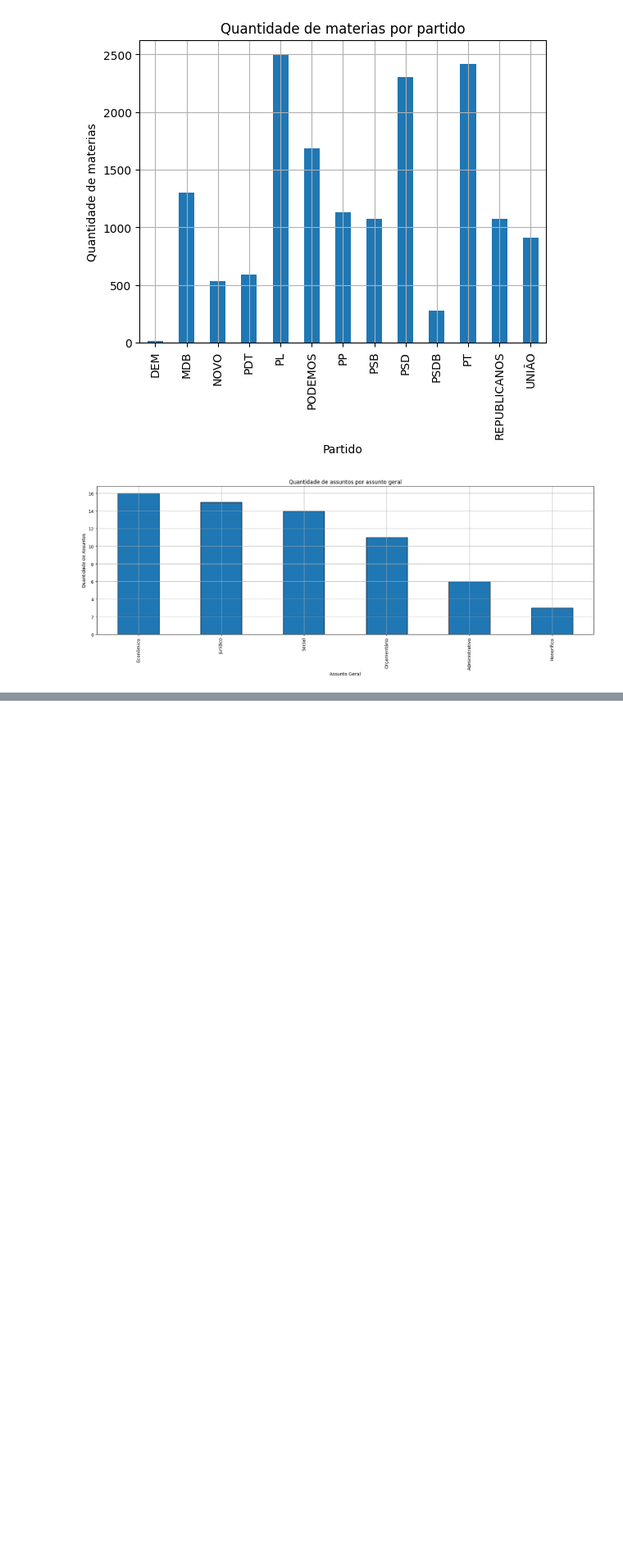
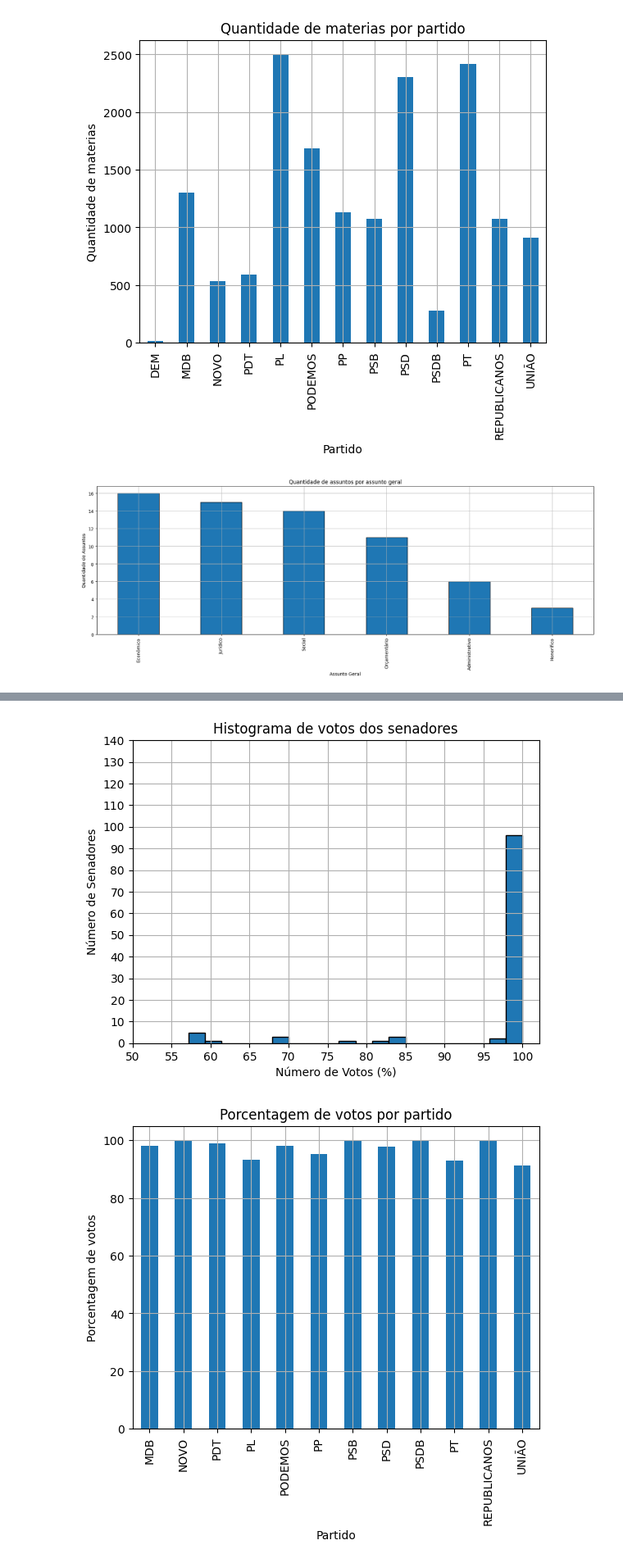
Before and after one commit to FellipeMasc/AleonAnalytics, a Jupyter notebook: main.ipynb, the cells around one changed output, grey strips where cells are left out. Shown: that part at 82% size. Drawn from its saved outputs; the diff is of its cells as text; code cells hidden in the pictures; blank space fills up the shorter version.

```diff
--- a/main.ipynb
+++ b/main.ipynb
@@ -121,6 +121,7 @@ class SenadoresAnalytics():
         self.parsed_response_afastados = ApiXmlParser.parse(self.api_response_afastados.content, 'utf-8')
         self.df_senadores = None
         self.df_senadores_atuais = None
+        self.merge_senadores()
 
     def merge_senadores(self):
         """
@@ -334,12 +294,0 @@ votacoes = parsed_response_votacao['ListaVotacoes']['Votacoes']['Votacao']
-# %%
-df_senadores_copy = df_senadores_joined.copy()
-df_senadores_copy['Votos'] = 0
-# df_senadores_copy
-total_sessaos = 0
-for sessao in votacoes:
-    total_sessaos += 1
-    if sessao.get('Votos', None):
-        for voto in sessao['Votos']['VotoParlamentar']:
-            df_senadores_copy.loc[voto['CodigoParlamentar'], 'Votos'] += 1
-df_senadores_copy['PorcentagemVotos'] = df_senadores_copy['Votos'] / total_sessaos * 100
-df_senadores_copy
@@ -361,11 +294,0 @@ df_senadores_copy
-# %%
-#histograma de votos
-df_senadores_copy_atuais = df_senadores_copy[df_senadores_copy['Afastamento'] == '0']
-df_senadores_copy_atuais['PorcentagemVotos'].plot(kind='hist', bins=20, edgecolor='black')
-plt.title('Histograma de votos dos senadores')
-plt.xlabel('Número de Votos (%)')
-plt.ylabel('Número de Senadores')
-plt.yticks(range(0, 150, 10))
-plt.xticks(range(50, 105, 5))
-plt.grid(True)
-plt.show()
@@ -383,0 +353,7 @@ plt.show()
+# %%
+votacao_plenario_analytics = VotacaoPlenarioAnalytics()
+votacao_plenario_analytics.histograma_votacoes_senadores()
+votacao_plenario_analytics.histograma_votacoes_partido()
+# %% [output]
+[figure, added]
+[figure, added]
```
Also changed, not shown: parts of 10 cells of this notebook.
